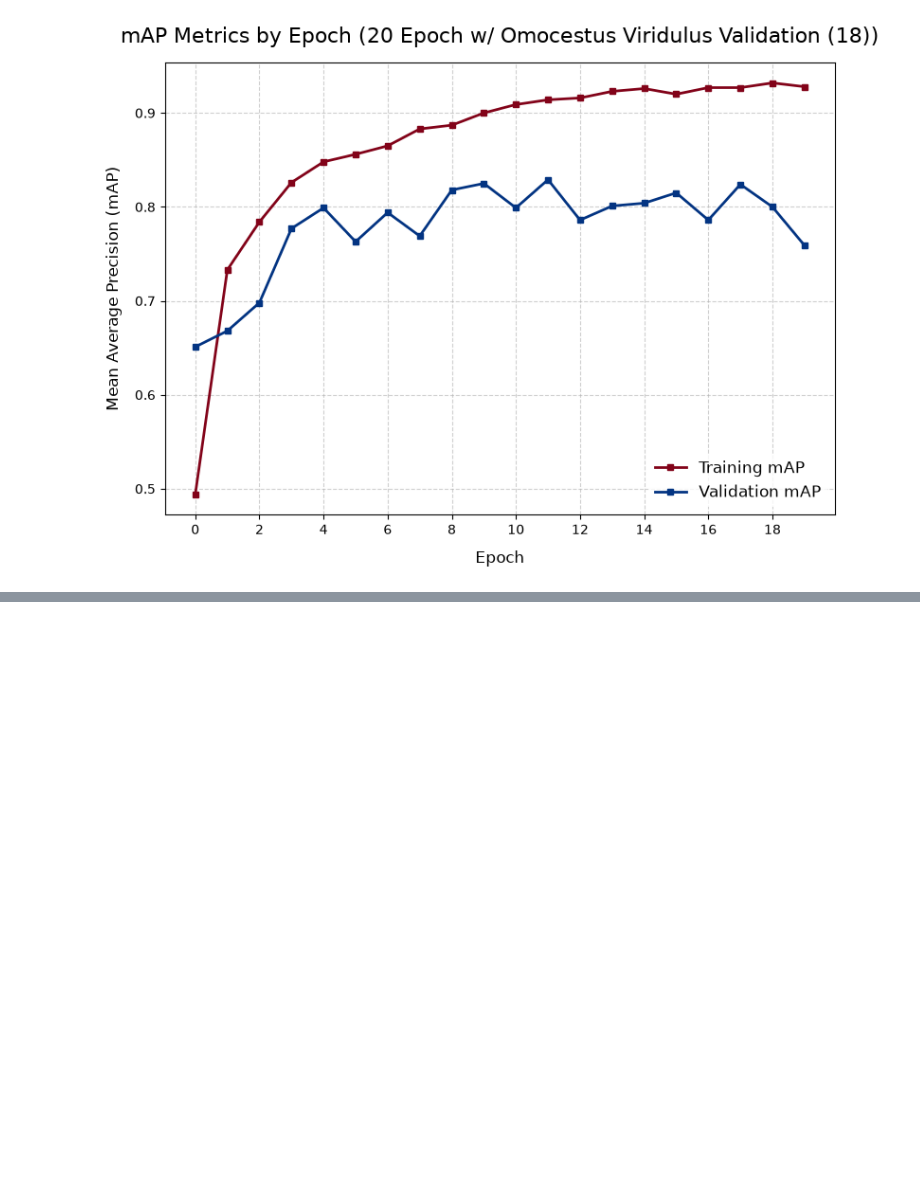
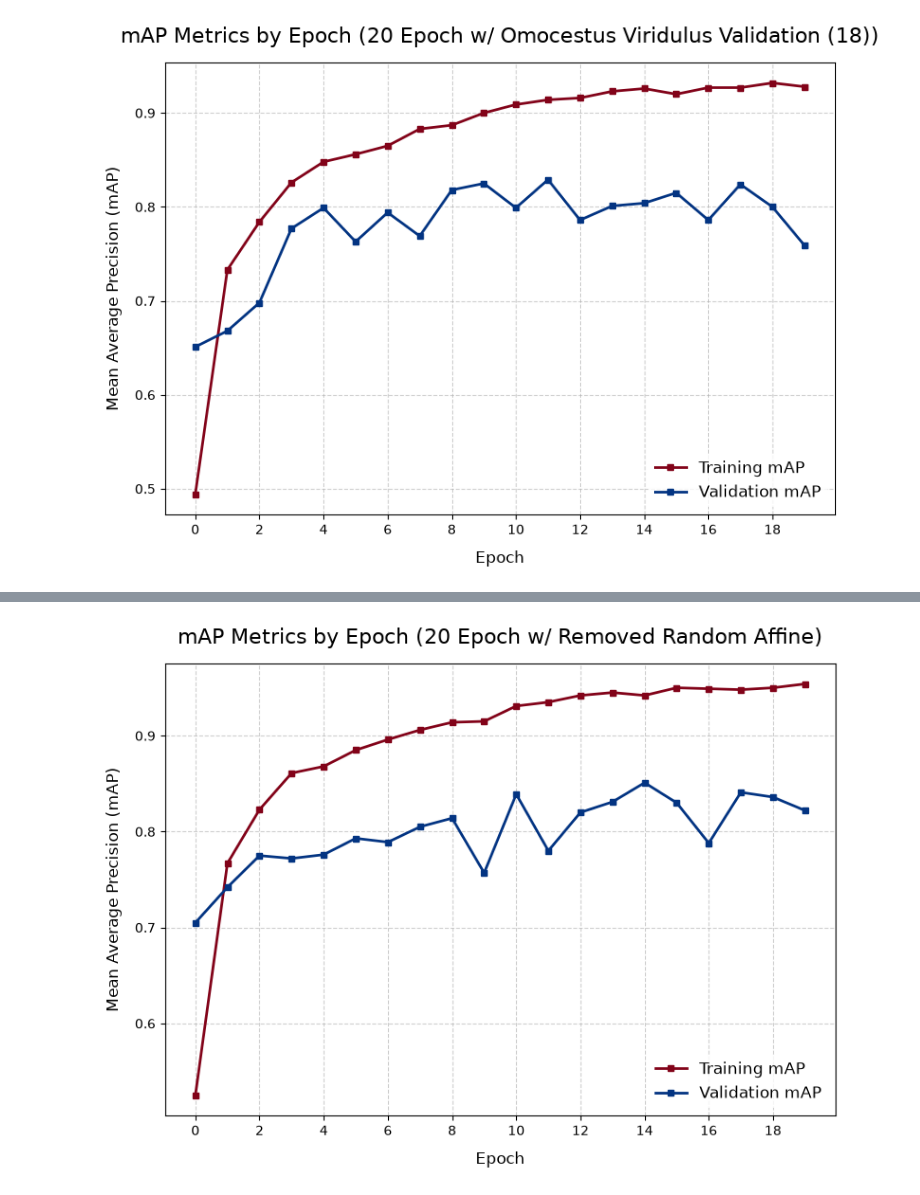
Before and after one commit to Grey-otoc/BioAcousticStreamEngine, a Jupyter notebook: training/V2-notebooks/04_plot_results.ipynb, the cells around one changed output, grey strips where cells are left out. Saved outputs shown, nothing was run; the diff lists cells and outputs as text; code cells hidden in the pictures; blank space fills up the shorter version.

```diff
--- a/training/V2-notebooks/04_plot_results.ipynb
+++ b/training/V2-notebooks/04_plot_results.ipynb
@@ -402,0 +430,27 @@ plt.show()
+# %%
+data = {
+    "Epoch": list(range(20)),
+    "Train_mAP": [0.525, 0.767, 0.823, 0.861, 0.868, 0.885, 0.896, 0.906, 0.914, 0.915, 0.931, 0.935, 0.942, 0.945, 0.942, 0.95, 0.949, 0.948, 0.95, 0.954],
+    "Val_mAP": [0.705, 0.742, 0.775, 0.772, 0.776, 0.793, 0.789, 0.805, 0.814, 0.757, 0.839, 0.78, 0.82, 0.831, 0.851, 0.83, 0.788, 0.841, 0.836, 0.822]
+}
+
+df = pd.DataFrame(data)
+
+plt.figure(figsize=(8, 6))
+plt.grid(True, linestyle="--", alpha=0.6)
+
+plt.plot(df["Epoch"], df["Train_mAP"], label="Training mAP", color="#820319", linewidth=2, marker="s", markersize=4)
+plt.plot(df["Epoch"], df["Val_mAP"], label="Validation mAP", color="#033482", linewidth=2, marker="s", markersize=4)
+
+plt.title("mAP Metrics by Epoch (20 Epoch w/ Removed Random Affine)", fontsize=16, pad=15)
+plt.xlabel("Epoch", fontsize=12, labelpad=10)
+plt.ylabel("Mean Average Precision (mAP)", fontsize=12, labelpad=10)
+
+plt.xticks(df["Epoch"][::2])
+
+plt.legend(loc="lower right", fontsize=12, frameon=True, facecolor="white", edgecolor="none")
+
+plt.tight_layout()
+plt.show()
+# %% [output]
+[figure, added]
```
Also changed, not shown: parts of 3 cells of this notebook, 3 other files.
